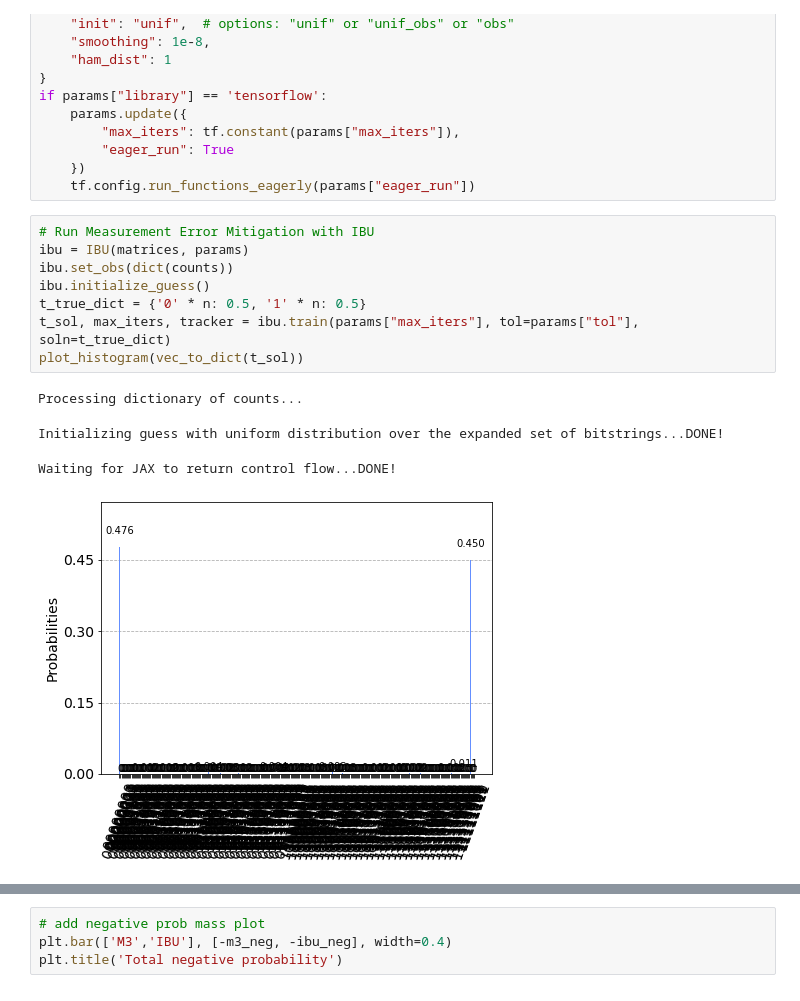
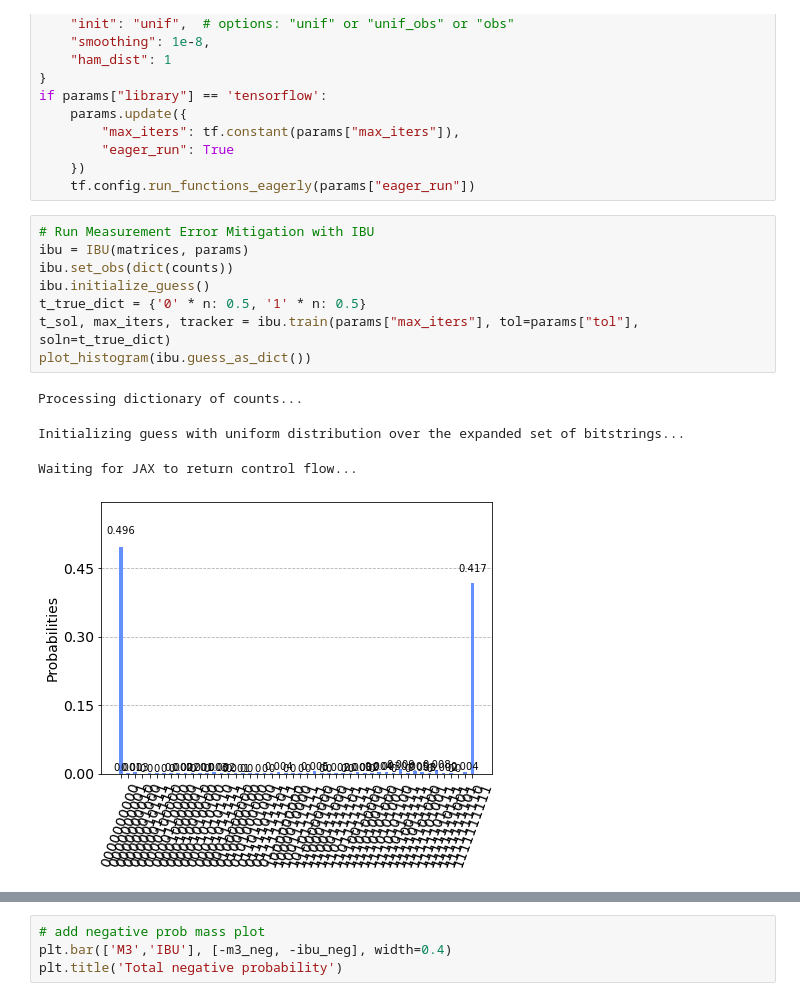
Before and after one commit to sidsrinivasan/PyIBU, a Jupyter notebook: tutorial.ipynb, the cells around one changed output, grey strips where cells are left out. Cells and saved outputs as stored; diff of their text form.

Commit message:
fixed the bug in the tutorial by swapping vec_to_dict() call with ibu.guess_as_dict()

```diff
--- a/tutorial.ipynb
+++ b/tutorial.ipynb
@@ -152,16 +152,16 @@ if params["library"] == 'tensorflow':
 # %%
 # Run Measurement Error Mitigation with IBU
 ibu = IBU(matrices, params)
 ibu.set_obs(dict(counts))
 ibu.initialize_guess()
 t_true_dict = {'0' * n: 0.5, '1' * n: 0.5}
 t_sol, max_iters, tracker = ibu.train(params["max_iters"], tol=params["tol"], soln=t_true_dict)
-plot_histogram(vec_to_dict(t_sol))
+plot_histogram(ibu.guess_as_dict())
 # %% [output]
 Processing dictionary of counts...
-Initializing guess with uniform distribution over the expanded set of bitstrings...DONE!
+Initializing guess with uniform distribution over the expanded set of bitstrings...
-Waiting for JAX to return control flow...DONE!
+Waiting for JAX to return control flow...
-[figure, old version]
+[figure, new version]
 # %%
 # Run M3 for comparison
 import mthree
```
Also changed, not shown: parts of 9 cells of this notebook.
